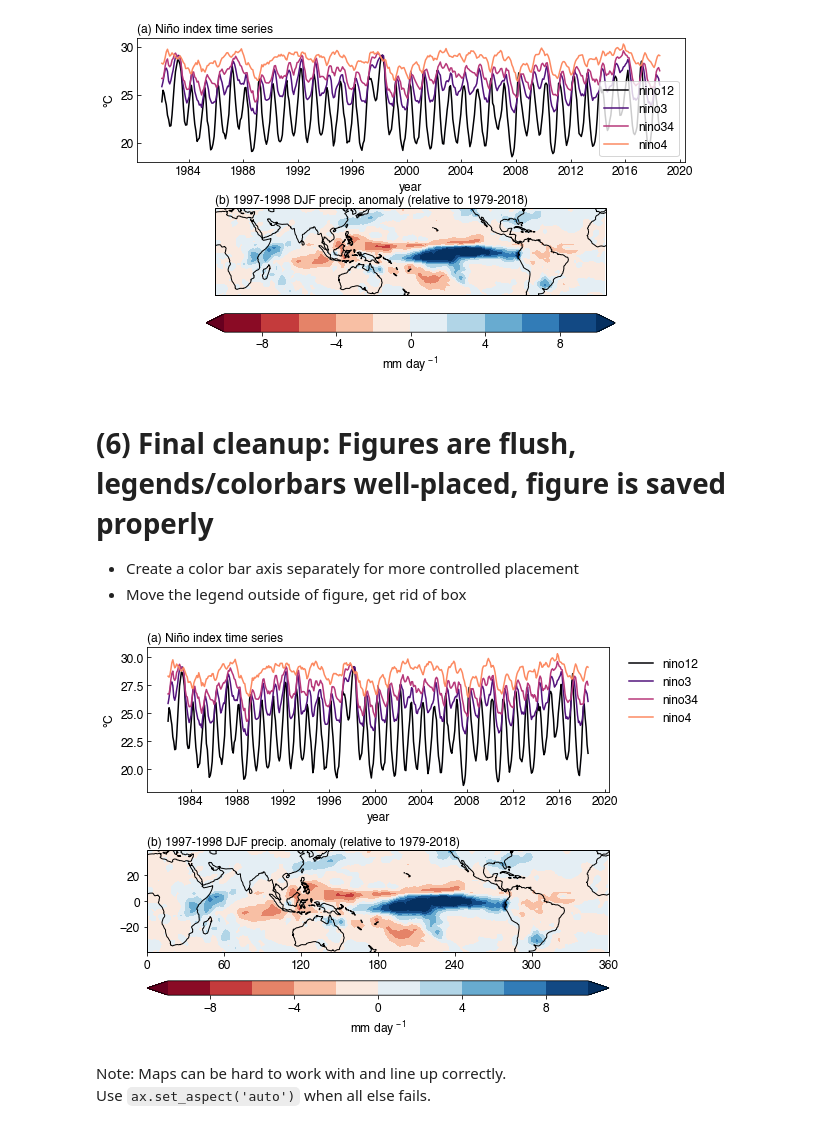
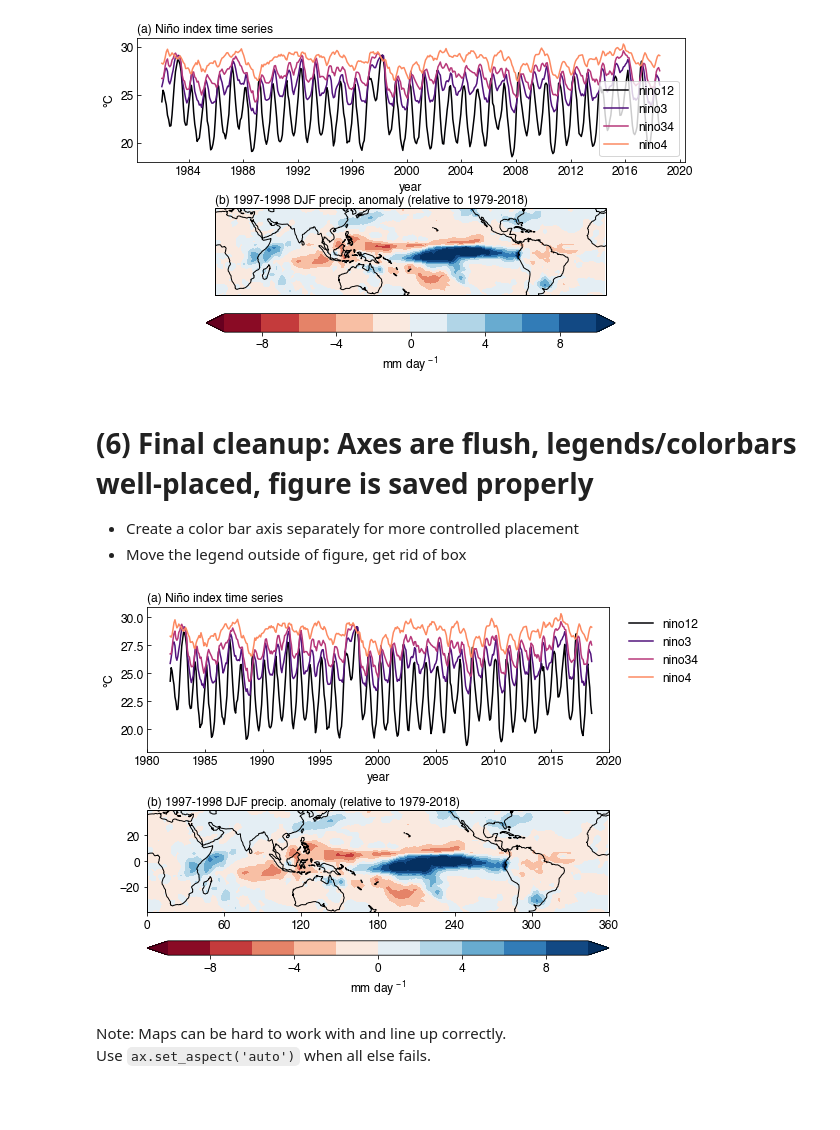
Before and after one commit to bairdlangenbrunner/randerson-group-matplotlib-tutorial, a Jupyter notebook: notebook-files/4-publication-quality-figures.ipynb, the cells around one changed output. Cells and saved outputs as stored; diff of their text form; code cells hidden in the pictures; blank space fills up the shorter version.

```diff
--- a/notebook-files/4-publication-quality-figures.ipynb
+++ b/notebook-files/4-publication-quality-figures.ipynb
@@ -286,7 +287,7 @@ fig.tight_layout()
 # %% [output]
 [figure]
 # %% [markdown]
-# (6) Final cleanup:  Figures are flush, legends/colorbars well-placed, figure is saved properly
+# (6) Final cleanup:  Axes are flush, legends/colorbars well-placed, figure is saved properly
 
 * Create a color bar axis separately for more controlled placement
 * Move the legend outside of figure, get rid of box
@@ -333,6 +334,8 @@ ax1.legend(handles, labels, fancybox=False, edgecolor='None', facecolor='None',\
 ax1.tick_params(labelsize=my_fontsize, direction='in')
 ax1.set_xlabel('year', fontsize=my_fontsize)
 ax1.set_ylabel('$\degree$C', fontsize=my_fontsize)
+ax1.set_xlim(datetime.datetime(1980,1,15), datetime.datetime(2020,1,15))
+ax1.set_xticks([datetime.datetime(y,1,15) for y in range(1980,2021,5)])
 
 # ===== change spine behavior
 # ax1.spines['right'].set_visible(False)
@@ -340,39 +343,37 @@ ax1.set_ylabel('$\degree$C', fontsize=my_fontsize)
 # ax1.spines['left'].set_position(('axes', -0.025))
 # ax1.spines['bottom'].set_position(('axes', -0.025))
 # ax1.spines['left'].set_bounds(20,30)
-# ax1.set_xticks([datetime.datetime(y,1,15) for y in range(1980,2021,5)])
-# ax1.set_xlim(datetime.datetime(1980,1,15), datetime.datetime(2020,1,15))
 
 # ===== create second axes
 ax2 = fig.add_subplot(212, projection=map_crs)
 ax2_plot = ax2.contourf(precip_lon, precip_lat, precip_9798_anomaly, \
                         transform=data_crs, levels=np.arange(-10,10.1,2), \
                         extend='both', cmap='RdBu')
 ax2.coastlines()
 ax2.set_extent([0.001,359.999,-40,40])
 ax2.set_xticks(np.arange(-180,181,60))
 ax2.set_xticklabels([i+180 for i in ax2.get_xticks()])
 ax2.set_yticks([-20,0,20])
 ax2.tick_params(labelsize=my_fontsize)
 
 # ===== add text to axes
 ax1.text(s='(a) Niño index time series', x=0, y=1.02, \
          transform=ax1.transAxes, ha='left', va='bottom', fontsize=my_fontsize)
 ax2.text(s='(b) 1997-1998 DJF precip. anomaly (relative to 1979-2018)', x=0, y=1.02, \
          transform=ax2.transAxes, ha='left', va='bottom', fontsize=my_fontsize)
 # ===== spread figures out to fill canvas
 fig.tight_layout()
 
 # ===== add color bar at end
 ax2pos = ax2.get_position()
 cbar_ax = fig.add_axes([ax2pos.x0,ax2pos.y0-.06,ax2pos.width,0.04])
 cbar = plt.colorbar(ax2_plot, orientation='horizontal', cax=cbar_ax)
 cbar.ax.tick_params(labelsize=my_fontsize)
 cbar.set_label('mm day$^{\,-1}$', fontsize=my_fontsize)
 
 fig.savefig('../figures/4-publication-quality-example.pdf', bbox_inches='tight', transparent=True)
 # %% [output]
-[figure, old version]
+[figure, new version]
 # %% [markdown]
 Note:  Maps can be hard to work with and line up correctly.
 Use `ax.set_aspect('auto')` when all else fails.
```
Also changed, not shown: parts of 4 cells of this notebook, 1 other file.
